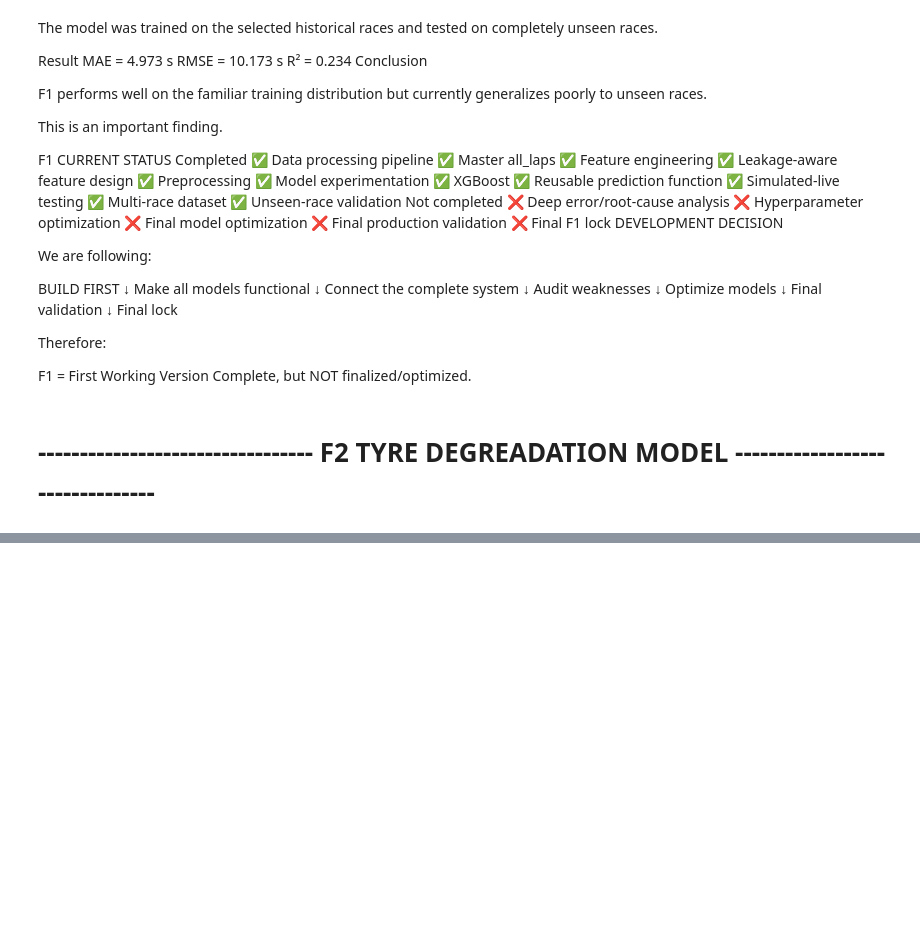
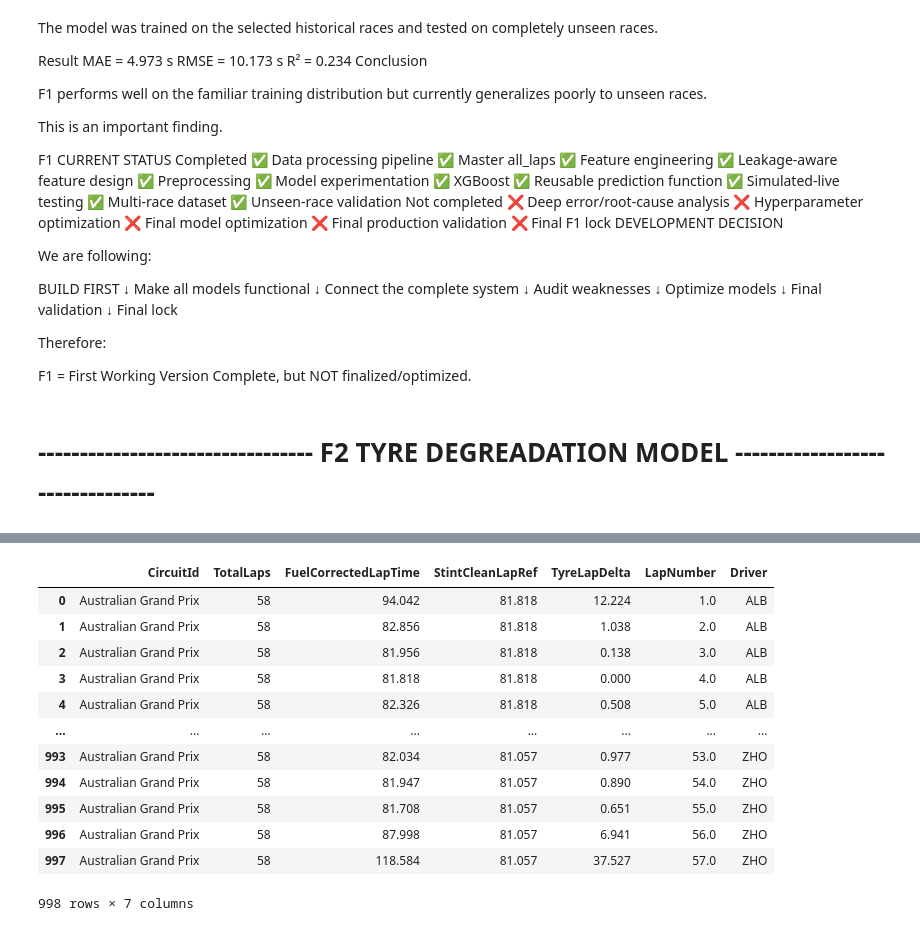
Before and after one commit to mohammedDhinojwala/f1-ai-race-strategy, a Jupyter notebook: notebooks/01_data_investigation.ipynb, the cells around one changed output, grey strips where cells are left out. Drawn from its saved outputs; the diff is of its cells as text; code cells hidden in the pictures; blank space fills up the shorter version.

```diff
--- a/notebooks/01_data_investigation.ipynb
+++ b/notebooks/01_data_investigation.ipynb
@@ -7850,0 +8012,19 @@ F1 = First Working Version Complete, but NOT finalized/optimized.
+# %%
+all_laps_test[["CircuitId", "TotalLaps",
+                "FuelCorrectedLapTime",
+                "StintCleanLapRef",
+                "TyreLapDelta",'LapNumber','Driver']]
+# %% [output]
+|  | CircuitId | TotalLaps | FuelCorrectedLapTime | StintCleanLapRef | TyreLapDelta | LapNumber | Driver |
+| 0 | Australian Grand Prix | 58 | 94.042 | 81.818 | 12.224 | 1.0 | ALB |
+| 1 | Australian Grand Prix | 58 | 82.856 | 81.818 | 1.038 | 2.0 | ALB |
+| 2 | Australian Grand Prix | 58 | 81.956 | 81.818 | 0.138 | 3.0 | ALB |
+| 3 | Australian Grand Prix | 58 | 81.818 | 81.818 | 0.000 | 4.0 | ALB |
+| 4 | Australian Grand Prix | 58 | 82.326 | 81.818 | 0.508 | 5.0 | ALB |
+| ... | ... | ... | ... | ... | ... | ... | ... |
+| 993 | Australian Grand Prix | 58 | 82.034 | 81.057 | 0.977 | 53.0 | ZHO |
+| 994 | Australian Grand Prix | 58 | 81.947 | 81.057 | 0.890 | 54.0 | ZHO |
+| 995 | Australian Grand Prix | 58 | 81.708 | 81.057 | 0.651 | 55.0 | ZHO |
+| 996 | Australian Grand Prix | 58 | 87.998 | 81.057 | 6.941 | 56.0 | ZHO |
+| 997 | Australian Grand Prix | 58 | 118.584 | 81.057 | 37.527 | 57.0 | ZHO |
+998 rows × 7 columns
```
Also changed, not shown: parts of 23 cells of this notebook.
